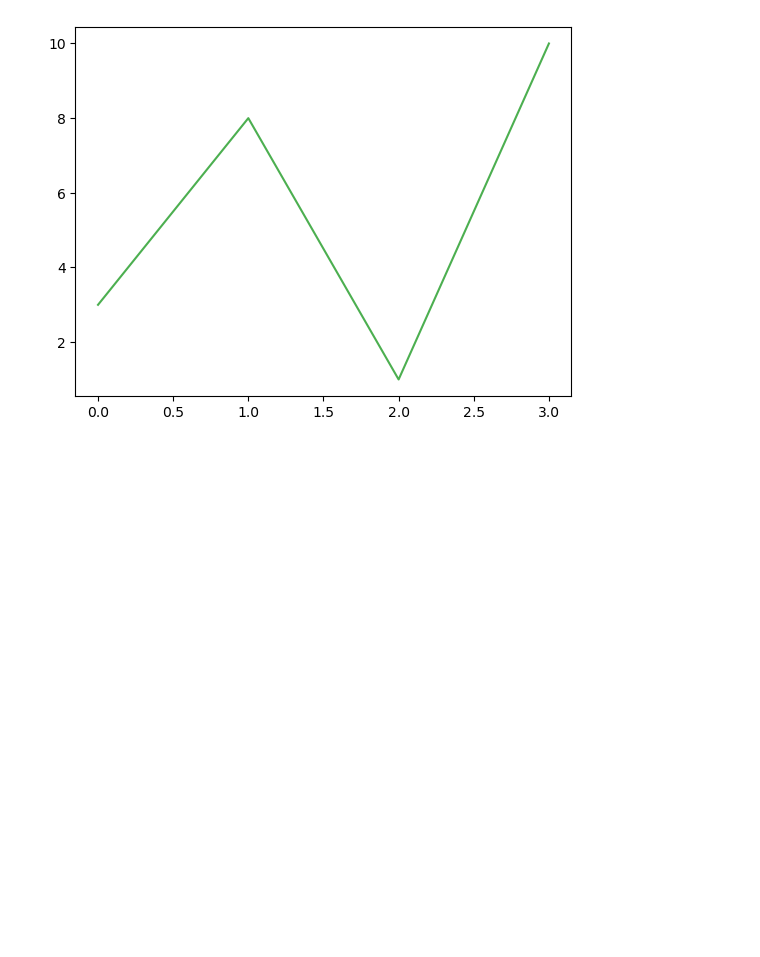
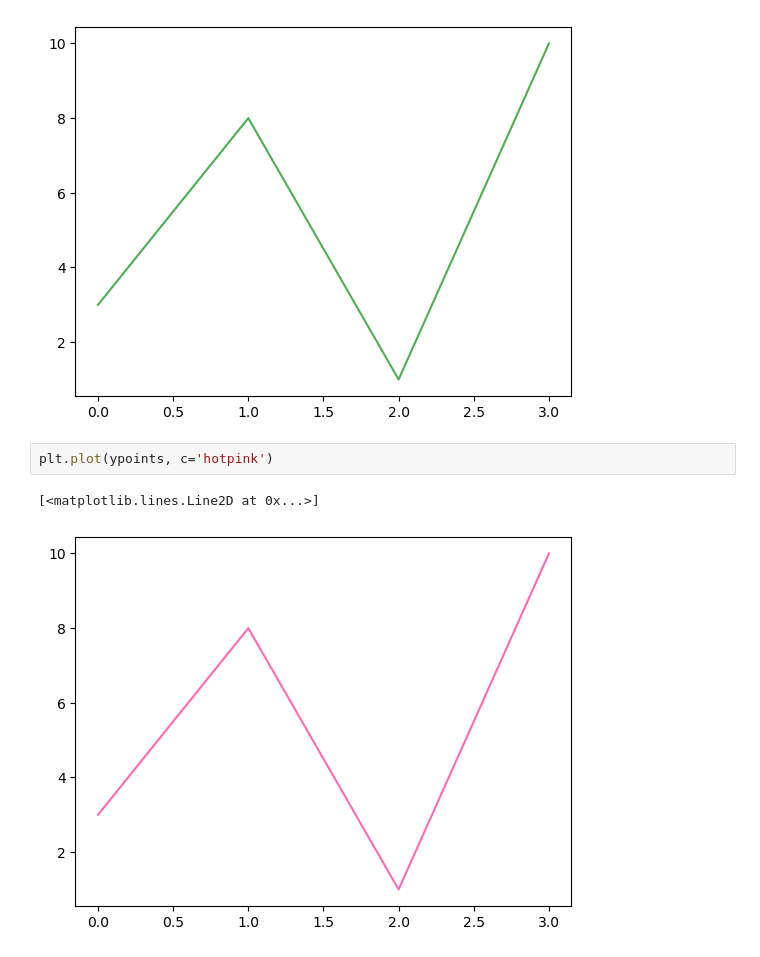
Before and after one commit to oliverjunior1/VS-Code, a Jupyter notebook: w3_treinamentos/Python/matplotlib/3_line.ipynb, the cells around one changed output. Saved outputs shown, nothing was run; the diff lists cells and outputs as text; blank space fills up the shorter version.

Commit message:
Matplotlib line

```diff
--- a/w3_treinamentos/Python/matplotlib/3_line.ipynb
+++ b/w3_treinamentos/Python/matplotlib/3_line.ipynb
@@ -30,3 +30,8 @@ plt.plot(ypoints, c='#4CAF50')
 # %% [output]
 [<matplotlib.lines.Line2D at 0x...>]
 [figure]
+# %%
+plt.plot(ypoints, c='hotpink')
+# %% [output]
+[<matplotlib.lines.Line2D at 0x...>]
+[figure, added]
```
